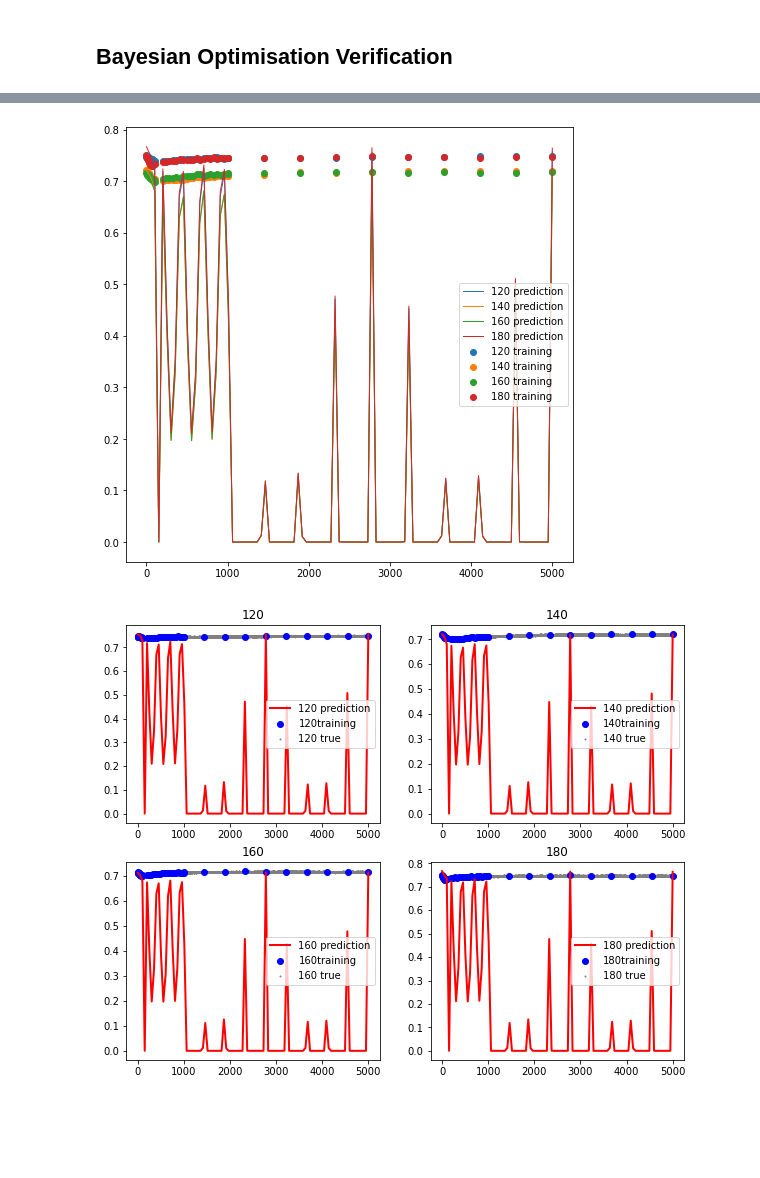
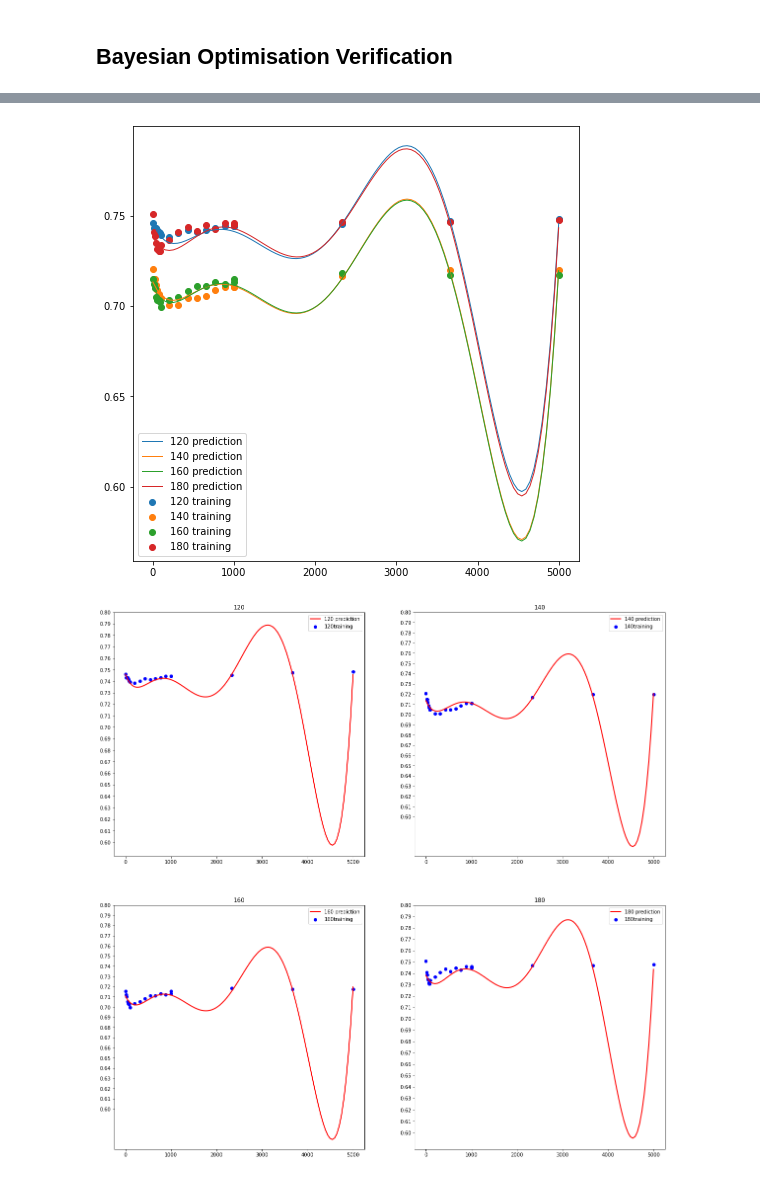
Before and after one commit to michelleliu1027/Bayesian_PV, a Jupyter notebook: BO_2d.ipynb, the cells around one changed output, grey strips where cells are left out. Cells and saved outputs as stored; diff of their text form; code cells hidden in the pictures; blank space fills up the shorter version.

```diff
--- a/BO_2d.ipynb
+++ b/BO_2d.ipynb
@@ -37,7 +37,7 @@ for temp in list_temp:
 # %%
 ### Data setup
 # NUM_OF_DATA_POINTS must be an even number
-NUM_OF_DATA_POINTS = 50
+NUM_OF_DATA_POINTS = 20
 NUM_OF_PLOT_POINTS = 100
 ### Kernel setting and prediction
 LOWEST_NOISE_LEVEL = 1e-16
@@ -99,6 +132,6 @@ for temp in temp_list:
 # %%
-gp = GaussianProcessRegressor(alpha= 1e-5, kernel=1.0 * RBF(length_scale = 5,length_scale_bounds=[0,1e5])
-                                + WhiteKernel(noise_level=1e-16,noise_level_bounds=(1e-15,1e-11)))
+gp = GaussianProcessRegressor(alpha=1e-06			,kernel = 1**2 * RBF(length_scale=2.35) + WhiteKernel(noise_level=1e-16))
+#2.35,0.27,4.24,6.17,17,0.32
 gp.fit(X,Y)
 print(gp)
 # %% [output]
@@ -107,27 +139,0 @@ GaussianProcessRegressor(alpha=1e-05,
-# %%
-def weighted_mean_sq_error(estimator, x, y):
-    y_pred = estimator.predict(x)
-    # more weight for points with x<1000
-    weight = np.where(x<1000,0.75,0.25)
-    weighted_sq = weight*(np.square(y - y_pred))
-    return -10000*weighted_sq.mean()
-
-param_space = {'alpha': np.logspace(-5, -2, 4),
-                   'kernel': [1.0 * RBF(length_scale = i,length_scale_bounds=[0,1e5])
-                                + WhiteKernel(noise_level=1e-16,noise_level_bounds=(1e-15,1e-11)) for i in range(1,200)]}
-gp = GaussianProcessRegressor()
-gp_search = GridSearchCV(gp, param_space,
-                             scoring={"mean_squared_error": weighted_mean_sq_error,
-                                      "log_marginal_likelihood": lambda estimator, x,
-                                                                        y: estimator.log_marginal_likelihood_value_},
-                             refit = "log_marginal_likelihood"
-                             )
-gp_search.fit(X,Y)
-print(gp_search)
-# %%
-gp = gp_search.best_estimator_
-print(gp)
-pd.DataFrame(gp_search.cv_results_)[['param_kernel',
-                              'mean_test_log_marginal_likelihood', 'mean_test_mean_squared_error',
-                              'param_alpha', 'rank_test_mean_squared_error',
-                              'rank_test_log_marginal_likelihood']].sort_values(by="rank_test_log_marginal_likelihood")
@@ -172,23 +174,23 @@ for temp in temp_list:
 plt.legend()
 plt.show()
 # %% [output]
-[figure, old version]
+[figure, new version]
 # %%
 i = 1
 j = NUM_OF_DATA_POINTS
 k = 0
-fig = plt.figure(figsize=(10,8))
+fig = plt.figure(figsize=(20,20))
 plot_index = 1
 for temp in temp_list:
     plt.subplot(2,2,plot_index),plt.plot(x1,Zp[:,i],label = str(temp)+' prediction',c='red',lw=2,zorder=3),
     plt.scatter (X_num,Y[j-NUM_OF_DATA_POINTS:j],label = str(temp)+'training',c='blue',zorder=2),
-    plt.scatter(X_,y_normal[k:k+5000],label = str(temp)+' true',s=1,c='grey',zorder=1),
-    plt.title(str(temp)),plt.legend(),plt.tight_layout
+#     plt.scatter(X_,y_normal[k:k+5000],label = str(temp)+' true',s=1,c='grey',zorder=1),
+    plt.yticks(np.arange(0.6,0.8,0.01)),plt.title(str(temp)),plt.legend(),plt.tight_layout
 
     i += int(NUM_OF_PLOT_POINTS/3-1)
     j += NUM_OF_DATA_POINTS
     k+=5000
     plot_index+=1
 plt.show()
 # %% [output]
-[figure, old version]
+[figure, new version]
```
Also changed, not shown: parts of 7 cells of this notebook, 1 other file.
